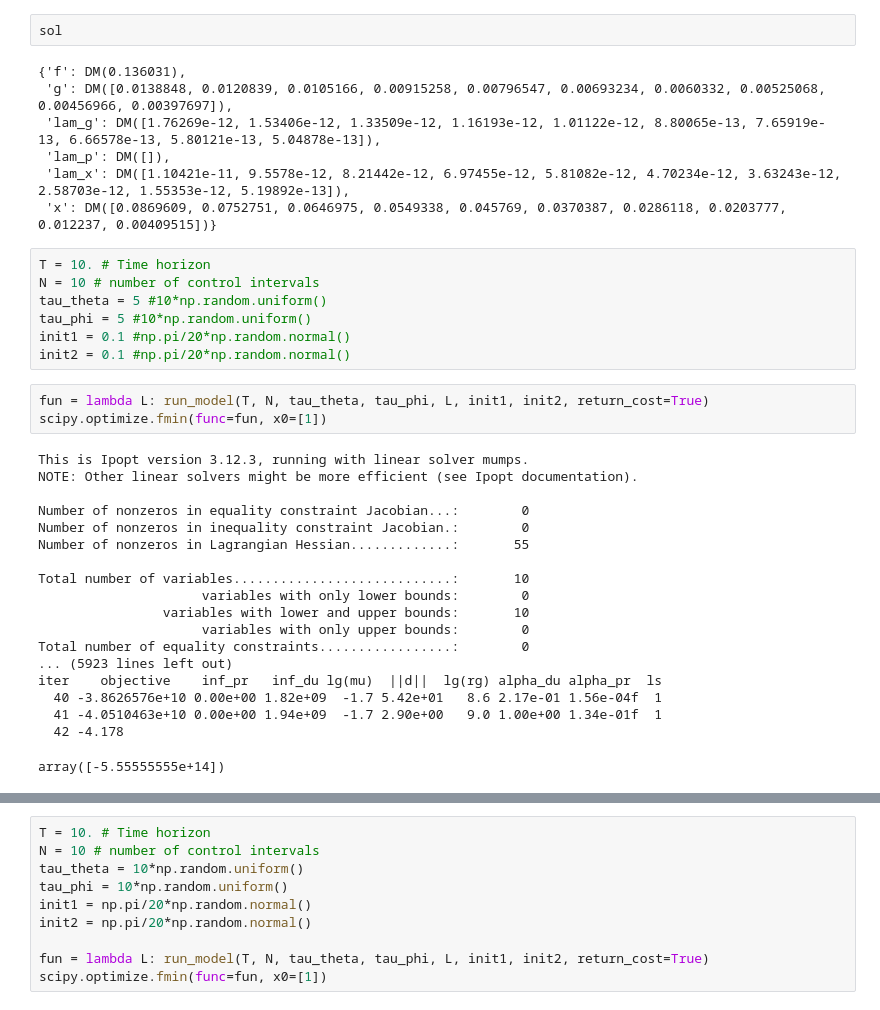
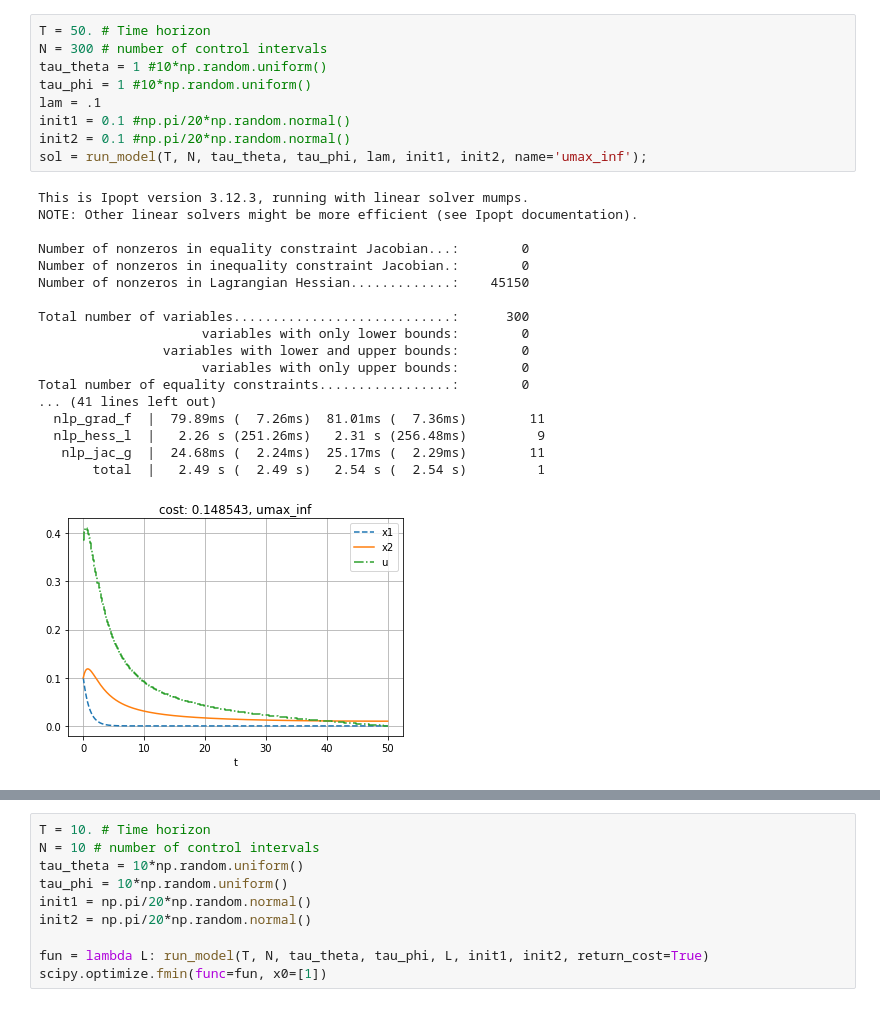
Before and after one commit to eyxli/spatialnav, a Jupyter notebook: spatial_nav.ipynb, the cells around one changed output, grey strips where cells are left out. Drawn from its saved outputs; the diff is of its cells as text.

```diff
--- a/spatial_nav.ipynb
+++ b/spatial_nav.ipynb
@@ -135,38 +138,28 @@ Total number of equality constraints.................:        0
-# %%
-sol
-# %% [output]
-{'f': DM(0.136031),
- 'g': DM([0.0138848, 0.0120839, 0.0105166, 0.00915258, 0.00796547, 0.00693234, 0.0060332, 0.00525068, 0.00456966, 0.00397697]),
- 'lam_g': DM([1.76269e-12, 1.53406e-12, 1.33509e-12, 1.16193e-12, 1.01122e-12, 8.80065e-13, 7.65919e-13, 6.66578e-13, 5.80121e-13, 5.04878e-13]),
- 'lam_p': DM([]),
- 'lam_x': DM([1.10421e-11, 9.5578e-12, 8.21442e-12, 6.97455e-12, 5.81082e-12, 4.70234e-12, 3.63243e-12, 2.58703e-12, 1.55353e-12, 5.19892e-13]),
- 'x': DM([0.0869609, 0.0752751, 0.0646975, 0.0549338, 0.045769, 0.0370387, 0.0286118, 0.0203777, 0.012237, 0.00409515])}
 # %%
-T = 10. # Time horizon
-N = 10 # number of control intervals
-tau_theta = 5 #10*np.random.uniform()
-tau_phi = 5 #10*np.random.uniform()
+T = 50. # Time horizon
+N = 300 # number of control intervals
+tau_theta = 1 #10*np.random.uniform()
+tau_phi = 1 #10*np.random.uniform()
+lam = .1
 init1 = 0.1 #np.pi/20*np.random.normal()
 init2 = 0.1 #np.pi/20*np.random.normal()
+sol = run_model(T, N, tau_theta, tau_phi, lam, init1, init2, name='umax_inf');
+# %% [output]
+This is Ipopt version 3.12.3, running with linear solver mumps.
+NOTE: Other linear solvers might be more efficient (see Ipopt documentation).
+
+Number of nonzeros in equality constraint Jacobian...:        0
+Number of nonzeros in inequality constraint Jacobian.:        0
+Number of nonzeros in Lagrangian Hessian.............:    45150
+
+Total number of variables............................:      300
+                     variables with only lower bounds:        0
+                variables with lower and upper bounds:        0
+                     variables with only upper bounds:        0
+Total number of equality constraints.................:        0
+... (41 lines left out)
+  nlp_grad_f  |  79.89ms (  7.26ms)  81.01ms (  7.36ms)        11
+  nlp_hess_l  |   2.26 s (251.26ms)   2.31 s (256.48ms)         9
+   nlp_jac_g  |  24.68ms (  2.24ms)  25.17ms (  2.29ms)        11
+       total  |   2.49 s (  2.49 s)   2.54 s (  2.54 s)         1
+[figure, added]
-# %%
-fun = lambda L: run_model(T, N, tau_theta, tau_phi, L, init1, init2, return_cost=True)
-scipy.optimize.fmin(func=fun, x0=[1])
-# %% [output]
-This is Ipopt version 3.12.3, running with linear solver mumps.
-NOTE: Other linear solvers might be more efficient (see Ipopt documentation).
-
-Number of nonzeros in equality constraint Jacobian...:        0
-Number of nonzeros in inequality constraint Jacobian.:        0
-Number of nonzeros in Lagrangian Hessian.............:       55
-
-Total number of variables............................:       10
-                     variables with only lower bounds:        0
-                variables with lower and upper bounds:       10
-                     variables with only upper bounds:        0
-Total number of equality constraints.................:        0
-... (5923 lines left out)
-iter    objective    inf_pr   inf_du lg(mu)  ||d||  lg(rg) alpha_du alpha_pr  ls
-  40 -3.8626576e+10 0.00e+00 1.82e+09  -1.7 5.42e+01   8.6 2.17e-01 1.56e-04f  1
-  41 -4.0510463e+10 0.00e+00 1.94e+09  -1.7 2.90e+00   9.0 1.00e+00 1.34e-01f  1
-  42 -4.178
-array([-5.55555555e+14])
```
Also changed, not shown: parts of 8 cells of this notebook, 2 other files.
